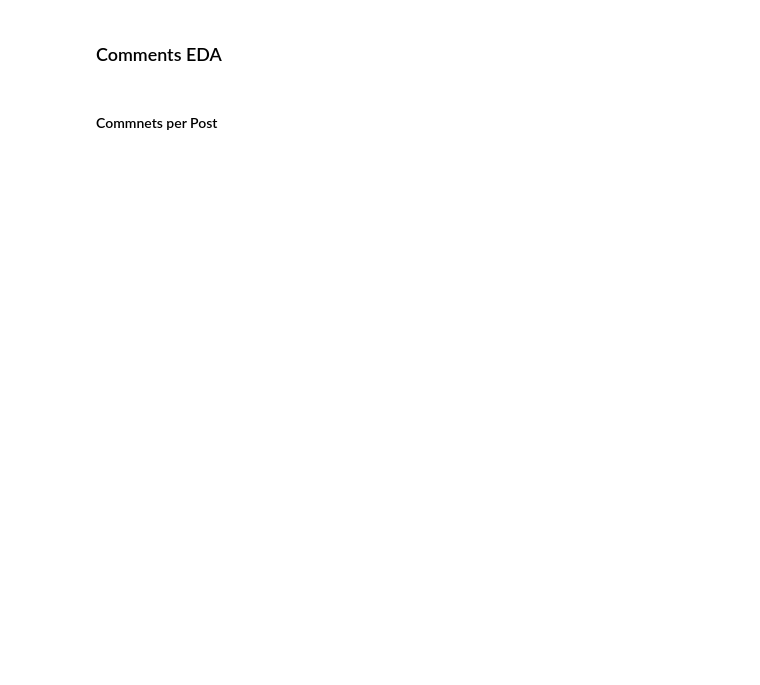
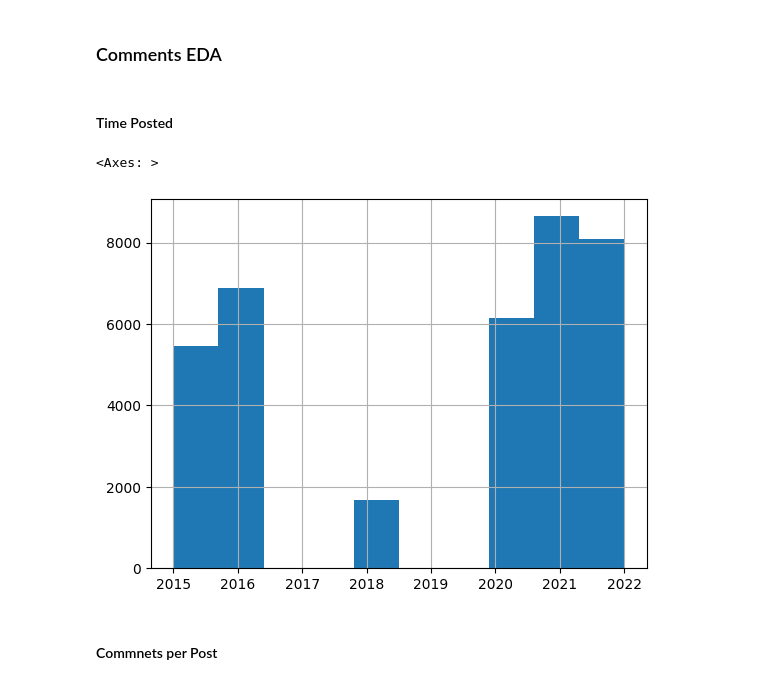
Before and after one commit to TwoRice/roastme_bot, a Jupyter notebook: notebooks/02_EDA.ipynb, the cells around one changed output. Drawn from its saved outputs; the diff is of its cells as text; code cells hidden in the pictures; blank space fills up the shorter version.

```diff
--- a/notebooks/02_EDA.ipynb
+++ b/notebooks/02_EDA.ipynb
@@ -81,6 +84,13 @@ comments.head()
 | 4 | cspe6c0 | lolwtface | 1435800769 | t3_3btn16 | t3_3btn16 | 347 | 0 | NaN | You look like you got paid to hol... |
 # %% [markdown]
 ### Comments EDA
+# %% [markdown]
+#### Time Posted
+# %%
+pd.to_datetime(comments.created_utc, utc=True, unit="s").dt.year.hist()
+# %% [output]
+<Axes: >
+[figure, added]
 # %% [markdown]
 #### Commnets per Post
 # %%
```
Also changed, not shown: parts of 31 cells of this notebook.
